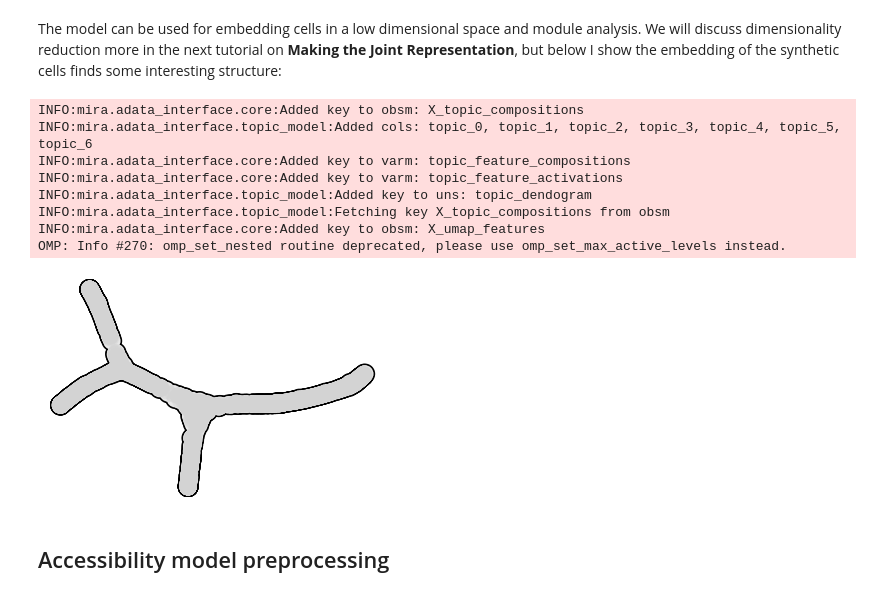
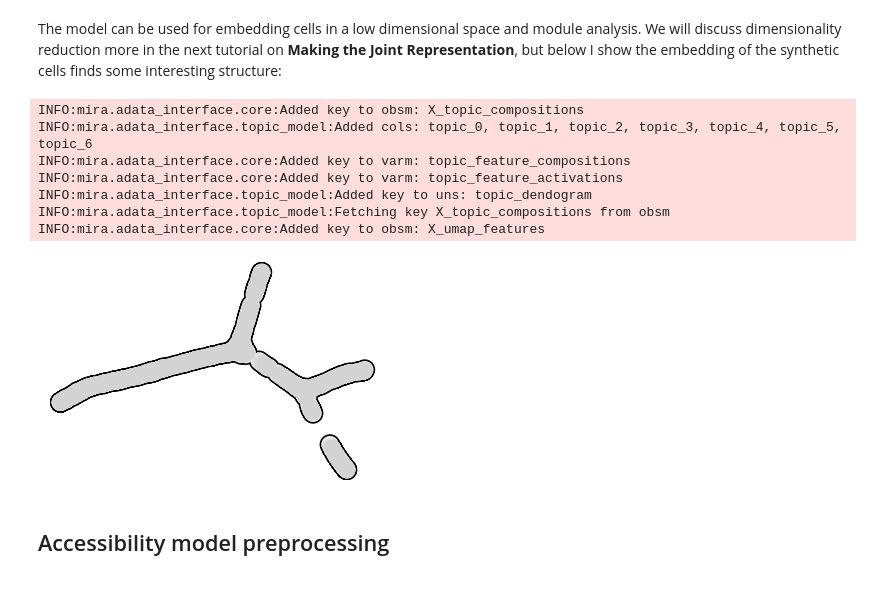
Before and after one commit to cistrome/MIRA, a Jupyter notebook: docs/source/notebooks/tutorial_topic_model_tuning_full.ipynb, the cells around one changed output. Saved outputs shown, nothing was run; the diff lists cells and outputs as text; code cells hidden in the pictures.

```diff
--- a/docs/source/notebooks/tutorial_topic_model_tuning_full.ipynb
+++ b/docs/source/notebooks/tutorial_topic_model_tuning_full.ipynb
@@ -242,22 +242,21 @@ model.save('data/rna_topic_model.pth')
 The model can be used for embedding cells in a low dimensional space and module analysis. We will discuss dimensionality reduction more in the next tutorial on **Making the Joint Representation**, but below I show the embedding of the synthetic cells finds some interesting structure:
 # %%
 model.predict(data)
-model.get_umap_features(data, box_cox=0.33)
+model.get_umap_features(data, box_cox=0.5)
 sc.pp.neighbors(data, use_rep = 'X_umap_features', metric = 'manhattan')
 sc.tl.umap(data, min_dist=0.1, negative_sample_rate=0.05)
 
 sc.pl.umap(data, frameon=False, size = 1200, alpha = 0.5, add_outline=True,
           outline_width=(0.1,0))
 # %% [output]
 INFO:mira.adata_interface.core:Added key to obsm: X_topic_compositions
 INFO:mira.adata_interface.topic_model:Added cols: topic_0, topic_1, topic_2, topic_3, topic_4, topic_5, topic_6
 INFO:mira.adata_interface.core:Added key to varm: topic_feature_compositions
 INFO:mira.adata_interface.core:Added key to varm: topic_feature_activations
 INFO:mira.adata_interface.topic_model:Added key to uns: topic_dendogram
 INFO:mira.adata_interface.topic_model:Fetching key X_topic_compositions from obsm
 INFO:mira.adata_interface.core:Added key to obsm: X_umap_features
-OMP: Info #270: omp_set_nested routine deprecated, please use omp_set_max_active_levels instead.
-[figure, old version]
+[figure, new version]
 # %% [markdown]
 ## Accessibility model preprocessing
 # %% [markdown]
```
Also changed, not shown: parts of 3 cells of this notebook, 16 other files.
